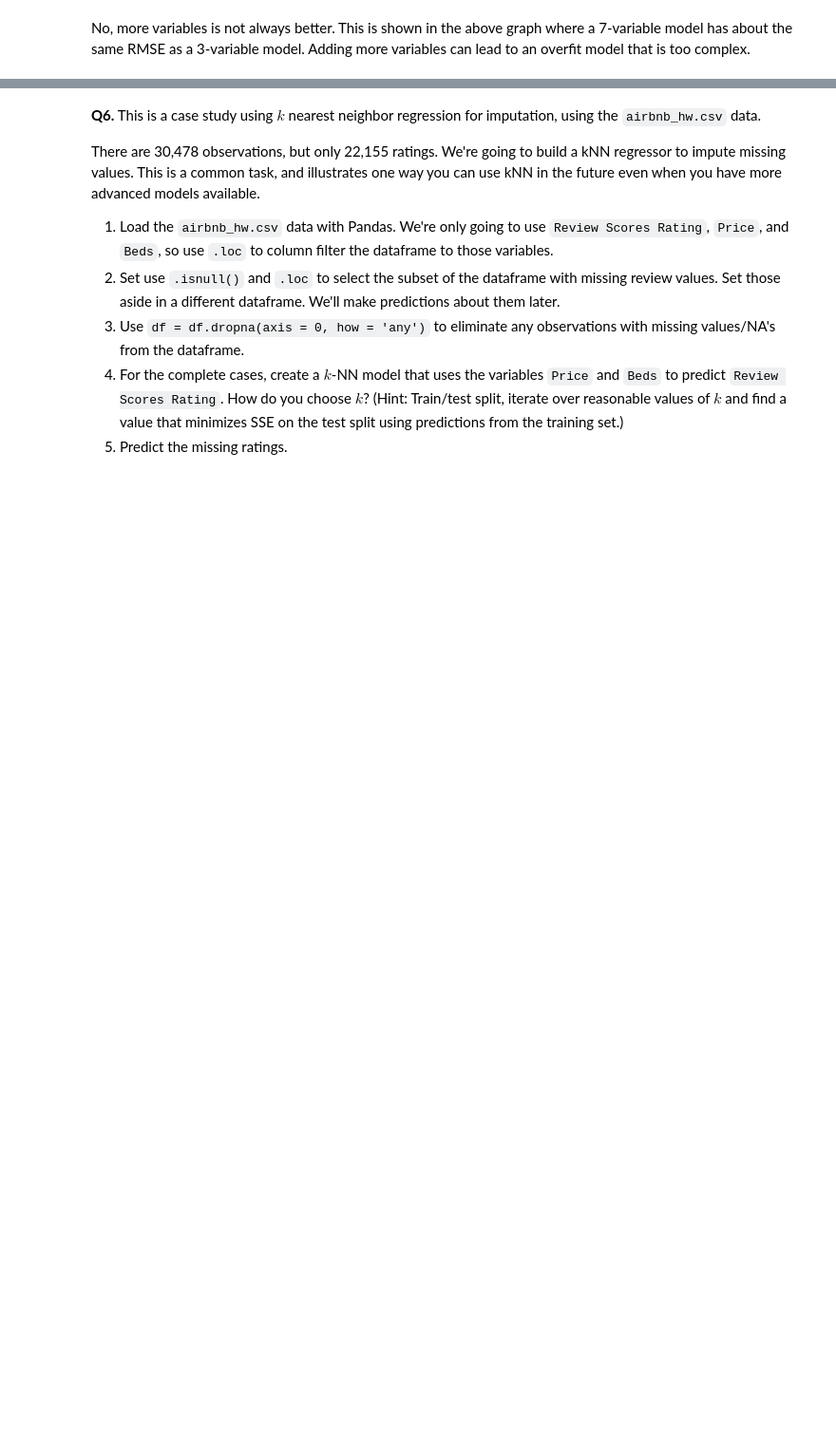
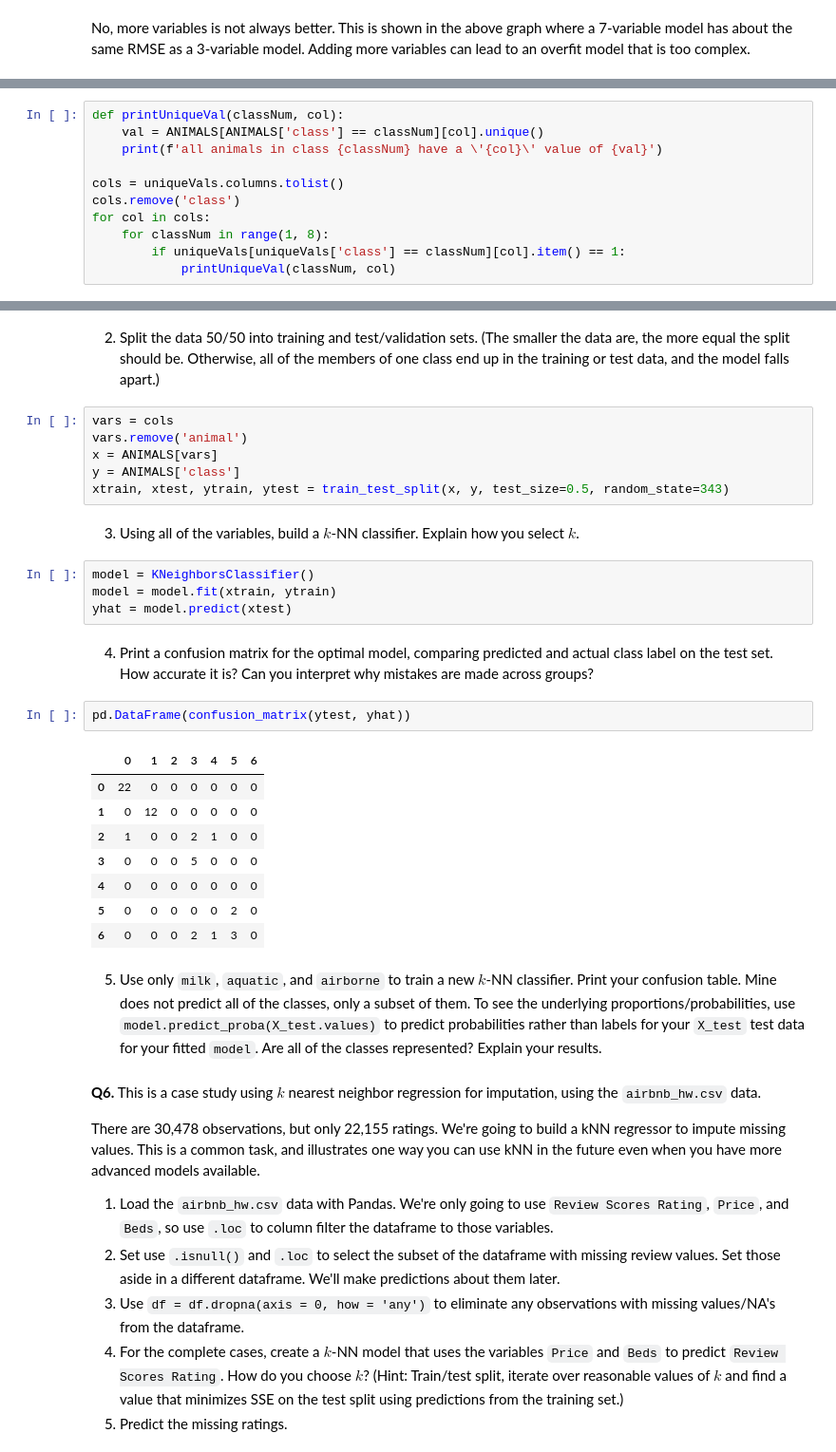
Before and after one commit to syd-nguyen/ds3021-assignments, a Jupyter notebook: assignments/02_assignment_knn.ipynb, the cells around one changed output, grey strips where cells are left out. Shown at 95% size. Saved outputs shown, nothing was run; the diff lists cells and outputs as text; blank space fills up the shorter version.

```diff
--- a/assignments/02_assignment_knn.ipynb
+++ b/assignments/02_assignment_knn.ipynb
@@ -424,0 +529,11 @@ The data consist of a label, `class`, taking integer values 1 to 7, the name of
+# %%
+def printUniqueVal(classNum, col):
+    val = ANIMALS[ANIMALS['class'] == classNum][col].unique()
+    print(f'all animals in class {classNum} have a \'{col}\' value of {val}')
+
+cols = uniqueVals.columns.tolist()
+cols.remove('class')
+for col in cols:
+    for classNum in range(1, 8):
+        if uniqueVals[uniqueVals['class'] == classNum][col].item() == 1:
+            printUniqueVal(classNum, col)
@@ -425,3 +573,32 @@ The data consist of a label, `class`, taking integer values 1 to 7, the name of
+# %% [markdown]
+2. Split the data 50/50 into training and test/validation sets. (The smaller the data are, the more equal the split should be. Otherwise, all of the members of one class end up in the training or test data, and the model falls apart.)
+# %%
+vars = cols
+vars.remove('animal')
+x = ANIMALS[vars]
+y = ANIMALS['class']
+xtrain, xtest, ytrain, ytest = train_test_split(x, y, test_size=0.5, random_state=343)
+# %% [markdown]
+3. Using all of the variables, build a $k$-NN classifier. Explain how you select $k$.
+# %%
+model = KNeighborsClassifier()
+model = model.fit(xtrain, ytrain)
+yhat = model.predict(xtest)
+# %% [markdown]
+4. Print a confusion matrix for the optimal model, comparing predicted and actual class label on the test set. How accurate it is? Can you interpret why mistakes are made across groups?
+# %%
+pd.DataFrame(confusion_matrix(ytest, yhat))
+# %% [output]
+|  | 0 | 1 | 2 | 3 | 4 | 5 | 6 |
+| 0 | 22 | 0 | 0 | 0 | 0 | 0 | 0 |
+| 1 | 0 | 12 | 0 | 0 | 0 | 0 | 0 |
+| 2 | 1 | 0 | 0 | 2 | 1 | 0 | 0 |
+| 3 | 0 | 0 | 0 | 5 | 0 | 0 | 0 |
+| 4 | 0 | 0 | 0 | 0 | 0 | 0 | 0 |
+| 5 | 0 | 0 | 0 | 0 | 0 | 2 | 0 |
+| 6 | 0 | 0 | 0 | 2 | 1 | 3 | 0 |
+# %% [markdown]
+5. Use only `milk`, `aquatic`, and `airborne` to train a new $k$-NN classifier. Print your confusion table. Mine does not predict all of the classes, only a subset of them. To see the underlying proportions/probabilities, use `model.predict_proba(X_test.values)` to predict probabilities rather than labels for your `X_test` test data for your fitted `model`. Are all of the classes represented? Explain your results.
 # %% [markdown]
 **Q6.** This is a case study using $k$ nearest neighbor regression for imputation, using the `airbnb_hw.csv` data.
 
```
Also changed, not shown: parts of 11 cells of this notebook.
